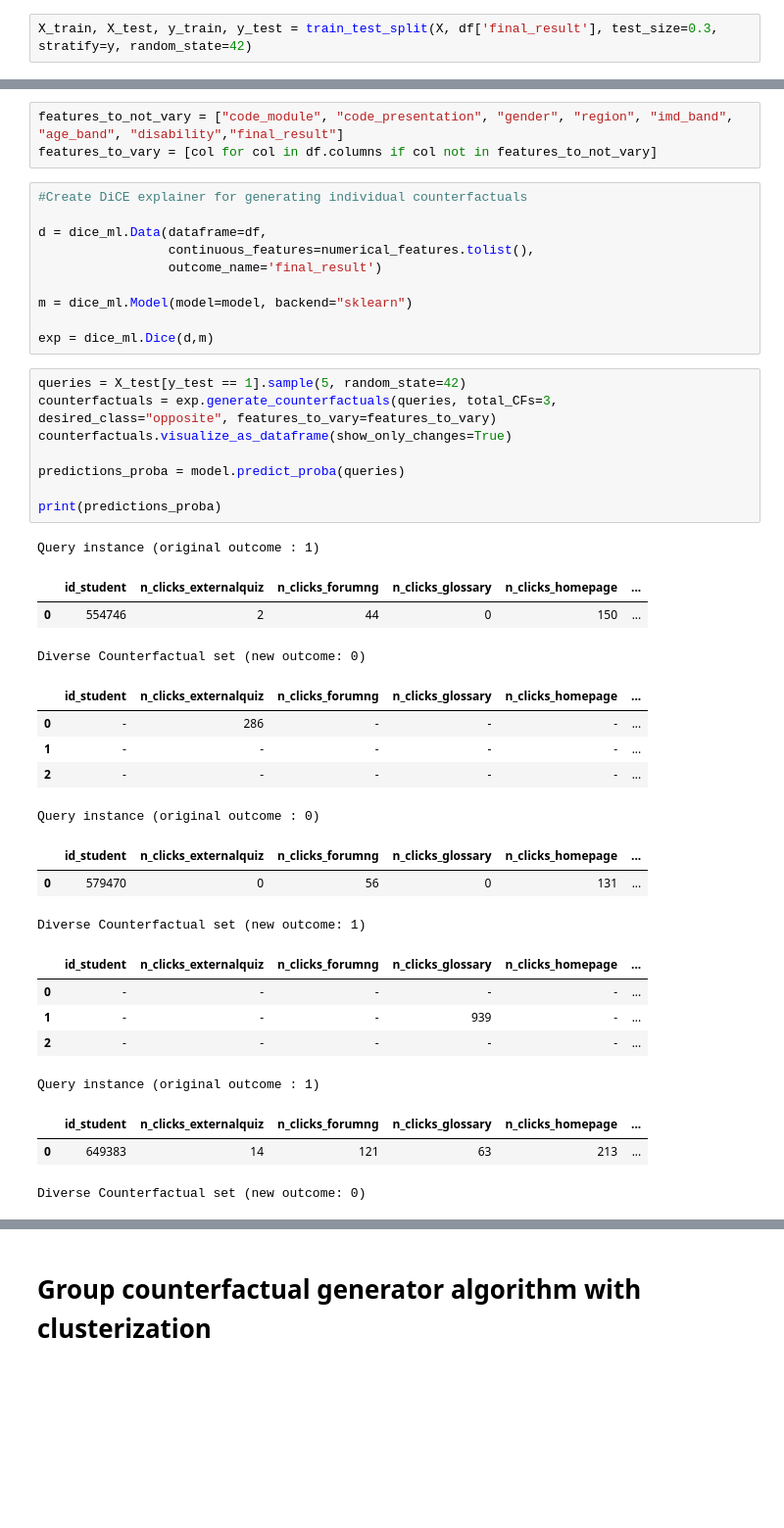
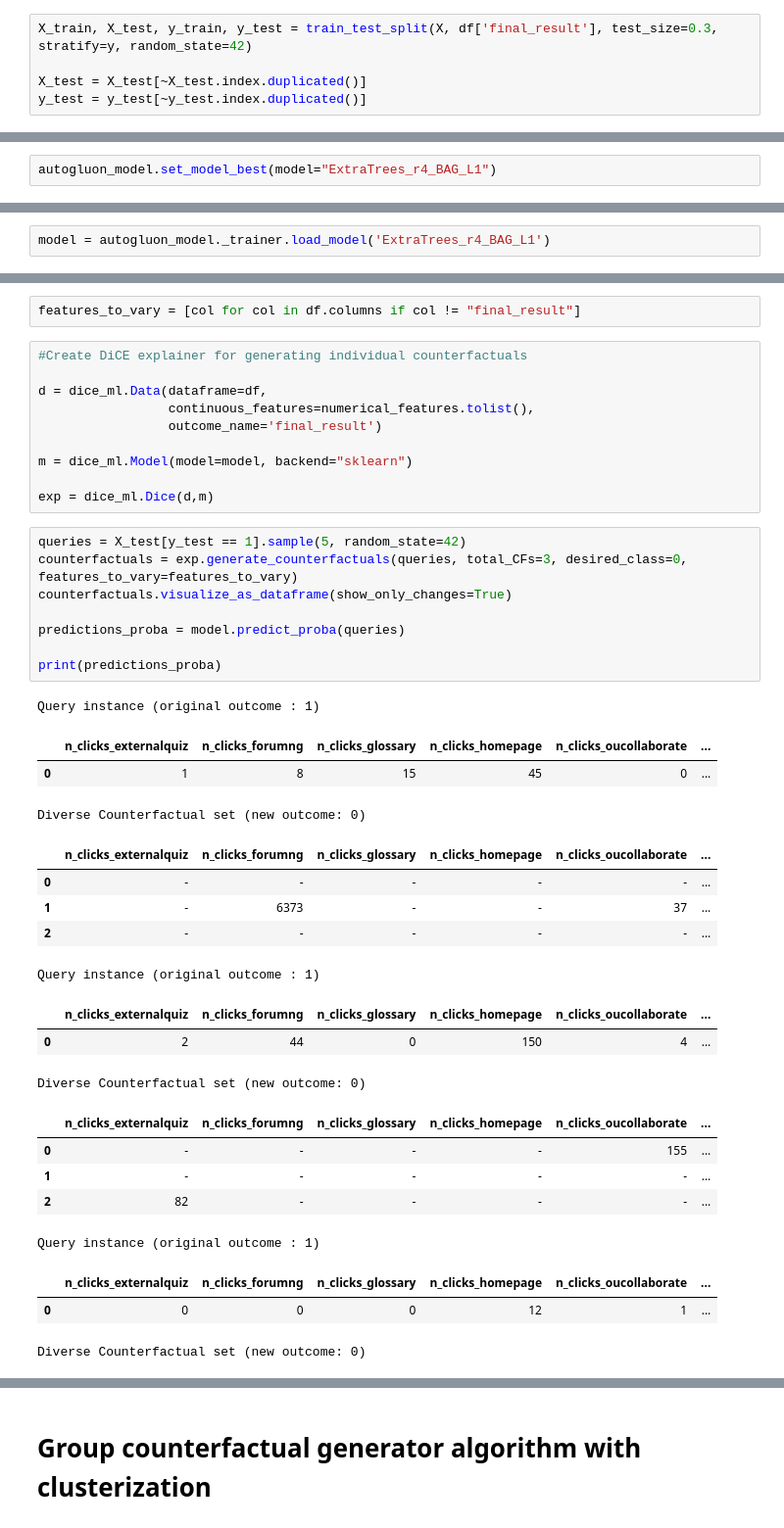
Before and after one commit to 0Kan0/Group-Counterfactuals-in-the-prediction-and-recovery-of-students-at-risk-of-academic-failure, a Jupyter notebook: main.ipynb, the cells around one changed output, grey strips where cells are left out. Shown at 98% size. Saved outputs shown, nothing was run; the diff lists cells and outputs as text; blank space fills up the shorter version.

```diff
--- a/main.ipynb
+++ b/main.ipynb
@@ -153,6 +154,9 @@ X = df.drop('final_result', axis=1)
 y = df['final_result']
 # %%
 X_train, X_test, y_train, y_test = train_test_split(X, df['final_result'], test_size=0.3, stratify=y, random_state=42)
+
+X_test = X_test[~X_test.index.duplicated()]
+y_test = y_test[~y_test.index.duplicated()]
 # %%
 def f2_score(y_true, y_pred):
     return fbeta_score(y_true, y_pred, beta=2, zero_division=0)
@@ -235 +255,3 @@ autogluon_model
+# %%
+autogluon_model.set_model_best(model="ExtraTrees_r4_BAG_L1")
 # %%
@@ -291,0 +298,2 @@ Pipeline(steps=[('smote', SMOTE(random_state=42)),
+# %%
+model = autogluon_model._trainer.load_model('ExtraTrees_r4_BAG_L1')
@@ -292,6 +302,5 @@ Pipeline(steps=[('smote', SMOTE(random_state=42)),
 # %%
-features_to_not_vary = ["code_module", "code_presentation", "gender", "region", "imd_band", "age_band", "disability","final_result"]
-features_to_vary = [col for col in df.columns if col not in features_to_not_vary]
+features_to_vary = [col for col in df.columns if col != "final_result"]
 # %%
 #Create DiCE explainer for generating individual counterfactuals
 
@@ -304,30 +313,30 @@ m = dice_ml.Model(model=model, backend="sklearn")
 exp = dice_ml.Dice(d,m)
 # %%
 queries = X_test[y_test == 1].sample(5, random_state=42)
-counterfactuals = exp.generate_counterfactuals(queries, total_CFs=3, desired_class="opposite", features_to_vary=features_to_vary)
+counterfactuals = exp.generate_counterfactuals(queries, total_CFs=3, desired_class=0, features_to_vary=features_to_vary)
 counterfactuals.visualize_as_dataframe(show_only_changes=True)
 
 predictions_proba = model.predict_proba(queries)
 
 print(predictions_proba)
 # %% [output]
 Query instance (original outcome : 1)
-|  | id_student | n_clicks_externalquiz | n_clicks_forumng | n_clicks_glossary | n_clicks_homepage | ... |
-| 0 | 554746 | 2 | 44 | 0 | 150 | ... |
+|  | n_clicks_externalquiz | n_clicks_forumng | n_clicks_glossary | n_clicks_homepage | n_clicks_oucollaborate | ... |
+| 0 | 1 | 8 | 15 | 45 | 0 | ... |
 Diverse Counterfactual set (new outcome: 0)
-|  | id_student | n_clicks_externalquiz | n_clicks_forumng | n_clicks_glossary | n_clicks_homepage | ... |
-| 0 | - | 286 | - | - | - | ... |
-| 1 | - | - | - | - | - | ... |
+|  | n_clicks_externalquiz | n_clicks_forumng | n_clicks_glossary | n_clicks_homepage | n_clicks_oucollaborate | ... |
+| 0 | - | - | - | - | - | ... |
+| 1 | - | 6373 | - | - | 37 | ... |
 | 2 | - | - | - | - | - | ... |
-Query instance (original outcome : 0)
+Query instance (original outcome : 1)
-|  | id_student | n_clicks_externalquiz | n_clicks_forumng | n_clicks_glossary | n_clicks_homepage | ... |
-| 0 | 579470 | 0 | 56 | 0 | 131 | ... |
+|  | n_clicks_externalquiz | n_clicks_forumng | n_clicks_glossary | n_clicks_homepage | n_clicks_oucollaborate | ... |
+| 0 | 2 | 44 | 0 | 150 | 4 | ... |
-Diverse Counterfactual set (new outcome: 1)
+Diverse Counterfactual set (new outcome: 0)
-|  | id_student | n_clicks_externalquiz | n_clicks_forumng | n_clicks_glossary | n_clicks_homepage | ... |
-| 0 | - | - | - | - | - | ... |
-| 1 | - | - | - | 939 | - | ... |
-| 2 | - | - | - | - | - | ... |
+|  | n_clicks_externalquiz | n_clicks_forumng | n_clicks_glossary | n_clicks_homepage | n_clicks_oucollaborate | ... |
+| 0 | - | - | - | - | 155 | ... |
+| 1 | - | - | - | - | - | ... |
+| 2 | 82 | - | - | - | - | ... |
 Query instance (original outcome : 1)
-|  | id_student | n_clicks_externalquiz | n_clicks_forumng | n_clicks_glossary | n_clicks_homepage | ... |
-| 0 | 649383 | 14 | 121 | 63 | 213 | ... |
+|  | n_clicks_externalquiz | n_clicks_forumng | n_clicks_glossary | n_clicks_homepage | n_clicks_oucollaborate | ... |
+| 0 | 0 | 0 | 0 | 12 | 1 | ... |
 Diverse Counterfactual set (new outcome: 0)
```
Also changed, not shown: parts of 38 cells of this notebook.
